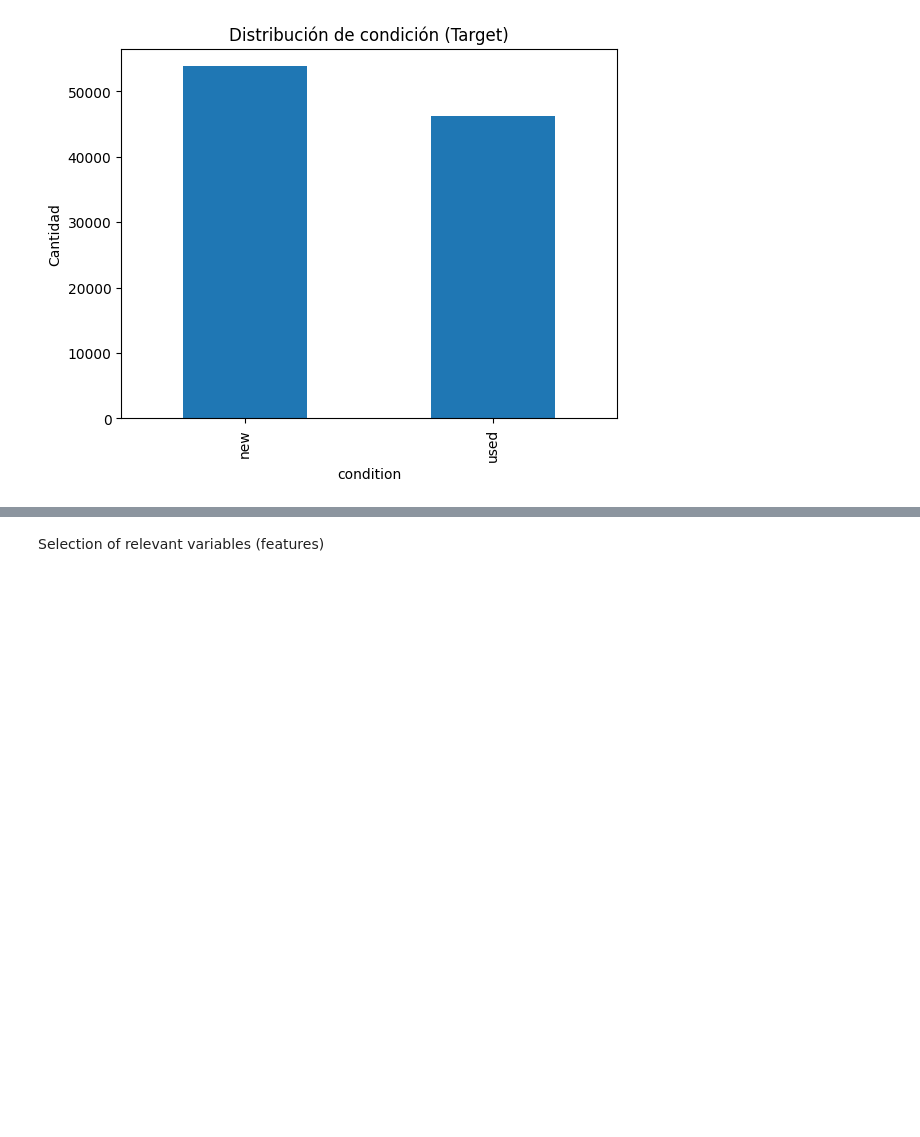
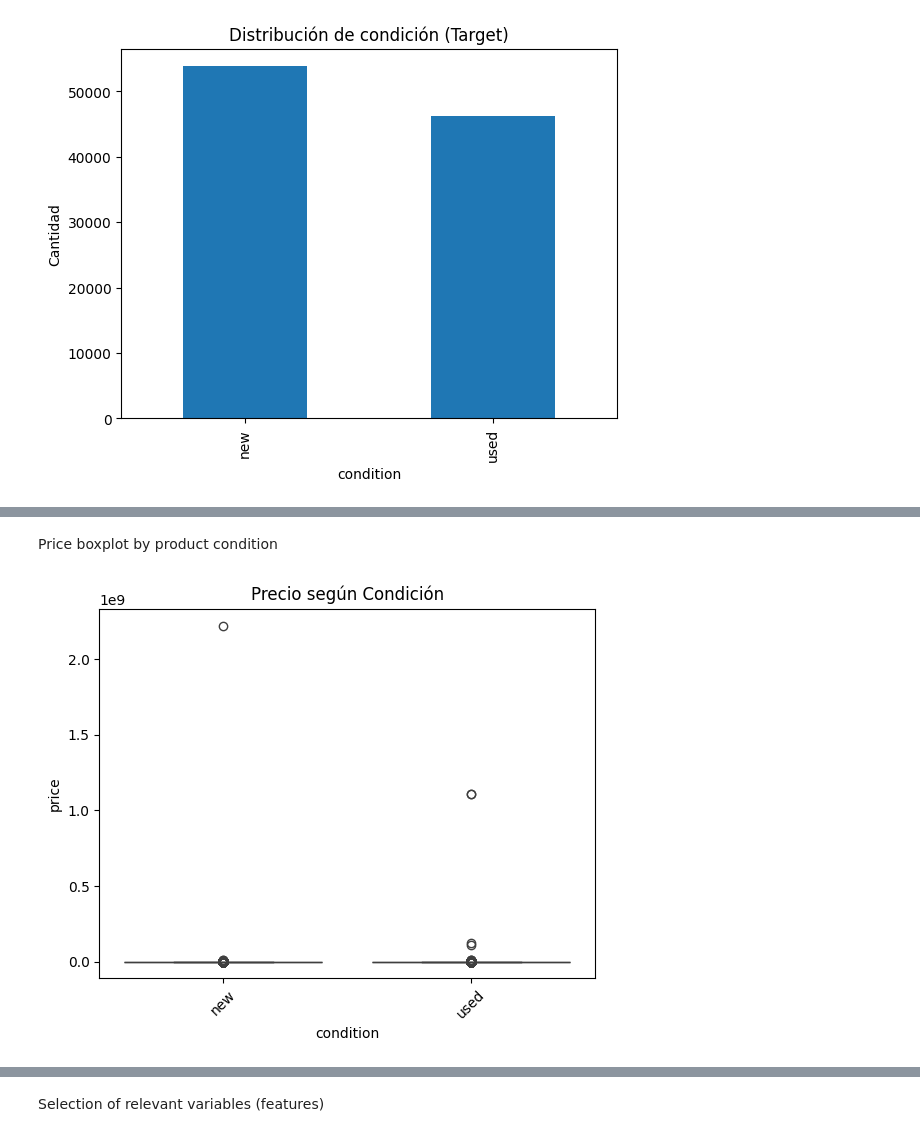
Before and after one commit to isabellaperezcav/Exercise-in-class---ML, a Jupyter notebook: notebooks/001_EDA.ipynb, the cells around one changed output, grey strips where cells are left out. Drawn from its saved outputs; the diff is of its cells as text; code cells hidden in the pictures; blank space fills up the shorter version.

```diff
--- a/notebooks/001_EDA.ipynb
+++ b/notebooks/001_EDA.ipynb
@@ -66,0 +78,9 @@ df['condition'].value_counts().plot(kind='bar', title='Distribución de condici
+# %% [markdown]
+Price boxplot by product condition
+# %%
+sns.boxplot(data=df, x='condition', y='price')
+plt.title('Precio según Condición')
+plt.xticks(rotation=45)
+plt.show()
+# %% [output]
+[figure, added]
```
Also changed, not shown: parts of 14 cells of this notebook.
